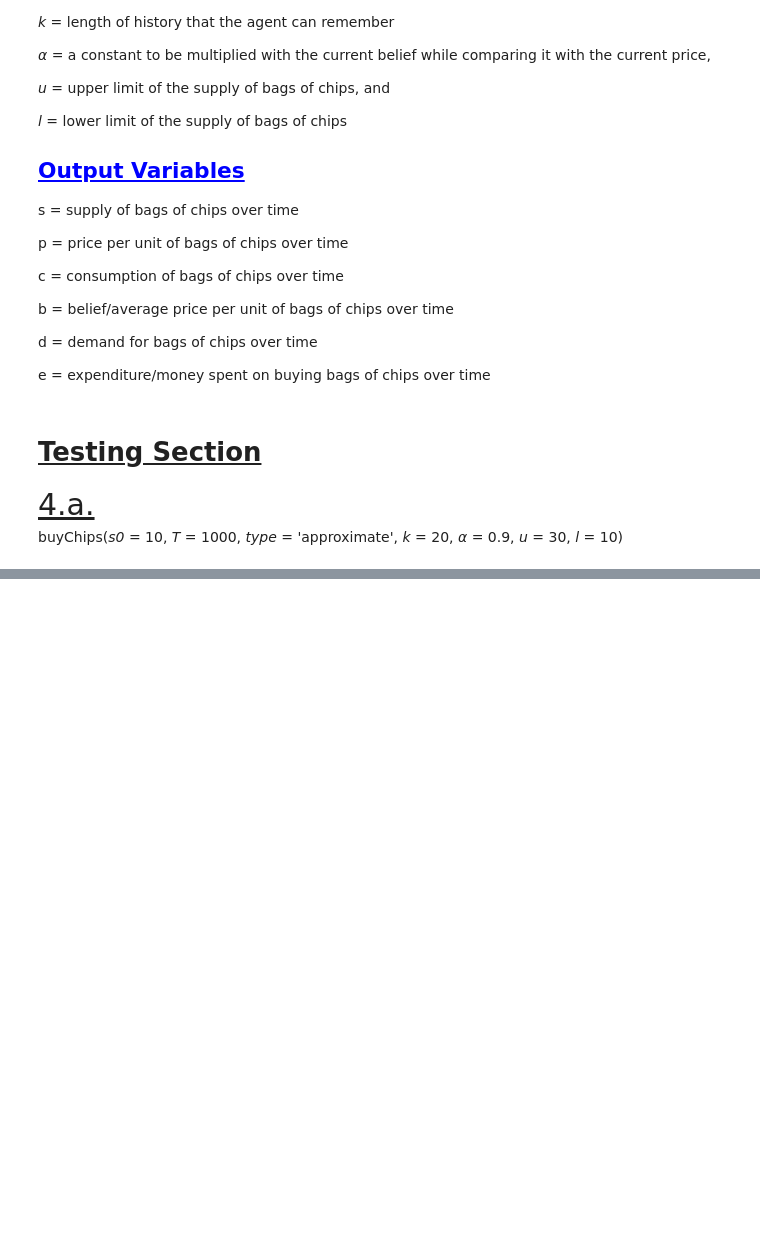
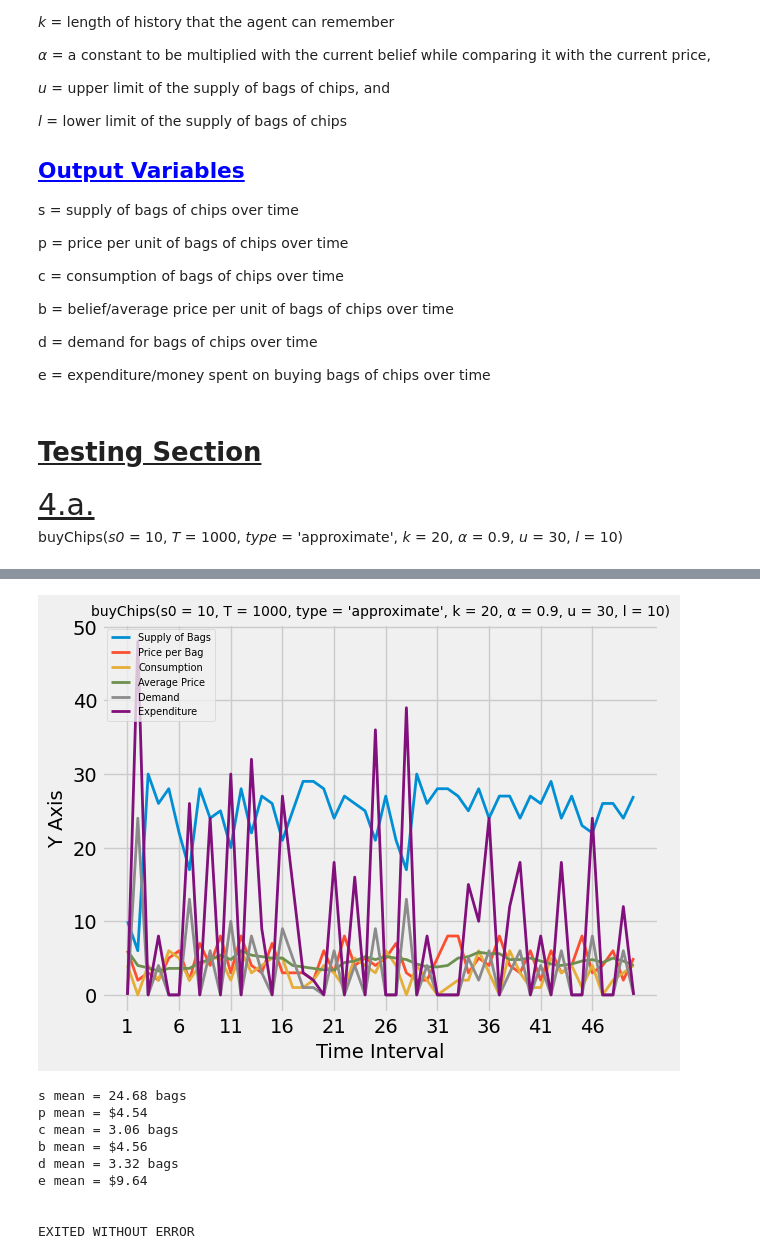
Before and after one commit to al-gabe31/CMSC471-HW1, a Jupyter notebook: LQ90575_Homework1.ipynb, the cells around one changed output, grey strips where cells are left out. Saved outputs shown, nothing was run; the diff lists cells and outputs as text; code cells hidden in the pictures; blank space fills up the shorter version.

Commit message:
Integrated matplotlib to Jypter Notebooks
We can now plot our data into a line graph using matplotlib.

```diff
--- a/LQ90575_Homework1.ipynb
+++ b/LQ90575_Homework1.ipynb
@@ -84,0 +51,65 @@ All good
+# %%
+import statistics                   # Needed for finding average of a list
+import functions                    # File that contains all of my python functions needed for buyChips
+import matplotlib as mpl            # I'll be using matplotlib to create a graph for each time I run buyChips
+import matplotlib.pyplot as plt     #
+import numpy as np                  # Will be needed for setting tick intervals in graphs
+import random                       #
+
+plt.style.use('fivethirtyeight')
+
+T = 50 # Number of intervals per simulation
+display_graph = True # Set to True if you want to see the graph (needs matplotlib)
+display_means = True # Set to True if you want to print the means of all output variables
+
+s, p, c, b, d, e = functions.buyChips(10, T, 'exact', 5, 0.9, 30, 10) # y-axis values
+
+if display_graph == True:
+    x = np.arange(1, T + 1) # Needed for the x-axis
+
+    # Run code below to actually plot the data
+    plt.title("buyChips(s0 = 10, T = 1000, type = 'approximate', k = 20, α = 0.9, u = 30, l = 10)", fontsize = 10)
+
+    plt.xlabel('Time Interval')
+    plt.ylabel('Y Axis')
+
+    plt.xticks(np.arange(1, T + 1, step = T / 10))
+    plt.yticks(np.arange(0, 100, step = 10))
+
+    line_width = 2
+    plt.plot(x, s, linewidth = line_width) # Supply
+    plt.plot(x, p, linewidth = line_width) # Price
+    plt.plot(x, c, linewidth = line_width) # Consumption
+    plt.plot(x, b, linewidth = line_width) # Average Price
+    plt.plot(x, d, linewidth = line_width) # Demand
+    plt.plot(x, e, linewidth = line_width) # Expenditure
+
+    plt.rc('legend', fontsize = 7)
+    plt.legend(['Supply of Bags', 'Price per Bag', 'Consumption', 'Average Price', 'Demand', 'Expenditure'], loc = 'upper left')
+    # plt.legend(['Supply of Bags', 'Price', 'Average Price', 'Demand'], loc = 'upper left')
+
+    plt.show()
+
+
+
+if display_means == True:
+    # Run code below to print average value of each list
+    print("s mean = %s bags" % (statistics.mean(s)))
+    print("p mean = $%s" % (round(statistics.mean(p), 2)))
+    print("c mean = %s bags" % (statistics.mean(c)))
+    print("b mean = $%s" % (round(statistics.mean(b), 2)))
+    print("d mean = %s bags" % (statistics.mean(d)))
+    print("e mean = $%s" % (round(statistics.mean(e), 2)))
+
+print("\n\nEXITED WITHOUT ERROR\n\n")
+# %% [output]
+[figure, added]
+s mean = 24.68 bags
+p mean = $4.54
+c mean = 3.06 bags
+b mean = $4.56
+d mean = 3.32 bags
+e mean = $9.64
+
+
+EXITED WITHOUT ERROR
```
Also changed, not shown: parts of 1 cell of this notebook.
